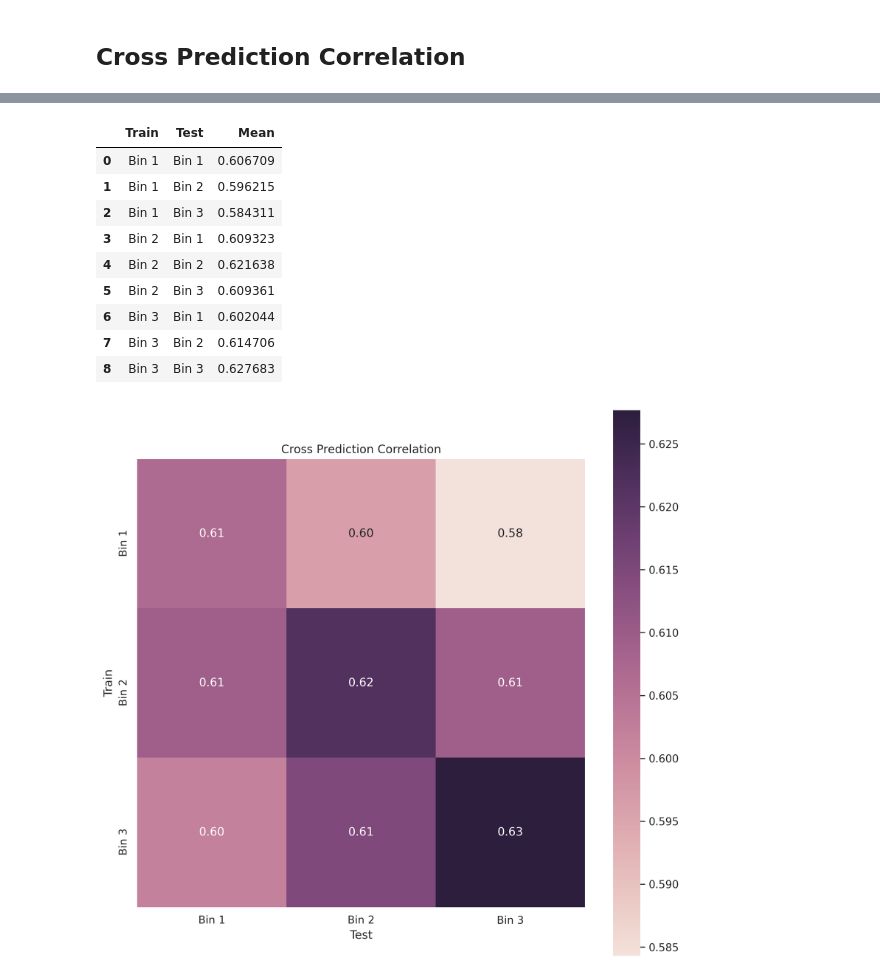
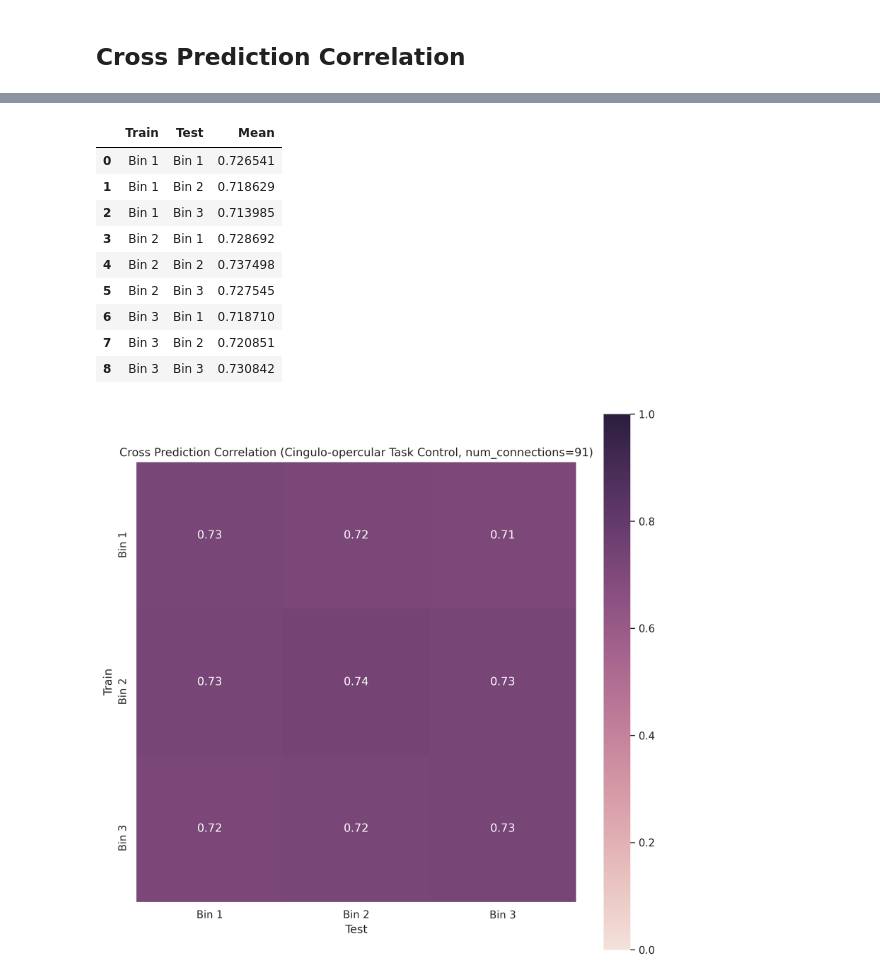
Before and after one commit to Brian-Pho/MSc_Research-Project, a Jupyter notebook: src/Preprocessing/Correlation Between Samples.ipynb, the cells around one changed output, grey strips where cells are left out. Drawn from its saved outputs; the diff is of its cells as text; code cells hidden in the pictures.

Commit message:
Complete correlation cross prediction per network

```diff
--- a/src/Preprocessing/Correlation Between Samples.ipynb
+++ b/src/Preprocessing/Correlation Between Samples.ipynb
@@ -36,7 +34,8 @@ X: (373, 34716) | Age: (373,) | Population: adhd
 from common.data import filter_data_by_network
 from common.power_atlas import POWER_NETWORKS
 
-X = filter_data_by_network(X, POWER_NETWORKS['CBR'], True)
+network = 'CON'
+X = filter_data_by_network(X, POWER_NETWORKS[network], True, False)
 
 print(X.shape)
 # %% [output]
@@ -45,6 +44,7 @@ print(X.shape)
 from common.binning import bin_data, ONLY_BIN_LABELS
 
 X_bins, _, bin_labels = bin_data(X, ages, ages, False, 3)
+X_bins[0] = np.delete(X_bins[0], 51, axis=0)
 
 for age_bin, bin_label in zip(X_bins, bin_labels):
     print(f'{bin_label}: {age_bin.shape}')
@@ -115,3 +115,23 @@ Text(0.5, 1.0, 'method=loo, population=Bin 1, n=373, num_correlations=114')
 [figure]
 # %% [markdown]
 ## Cross Prediction Correlation
+# %%
+# This cell was used to find the sample that resulted in null correlations
+from common.plotting import plot_connections
+
+bin_means = [(np.mean(X_bin, axis=0), bin_label) for X_bin, bin_label in zip(X_bins, bin_labels)]
+cross_pred_corr = []
+
+for X_bin, bin_label in zip(X_bins, bin_labels):
+    for bin_mean, bin_mean_label in bin_means:
+        if bin_label != 'Bin 1':
+            continue
+
+        bin_correlations = [stats.pearsonr(sample, bin_mean)[0] for sample in X_bin]
+        print(len(bin_correlations), np.argwhere(np.isnan(bin_correlations)))
+        bin_mean_corr = np.mean(bin_correlations)
+        print('mean', bin_mean_corr)
+        cross_pred_corr.append({'Train': bin_label, 'Test': bin_mean_label, 'Mean': bin_mean_corr})
+
+print(X_bins[0][51].shape)
+plot_connections(X_bins[0][51], -1, 1, show_matrix=True, show_pos_neg=False)
@@ -121,33 +145,29 @@ cross_pred_corr = []
 
 for X_bin, bin_label in zip(X_bins, bin_labels):
     for bin_mean, bin_mean_label in bin_means:
-#         if bin_label != 'Bin 1':
-#             continue
         bin_correlations = [stats.pearsonr(sample, bin_mean)[0] for sample in X_bin]
-#         print(len(bin_correlations), np.argwhere(np.isnan(bin_correlations)))
         bin_mean_corr = np.mean(bin_correlations)
-#         print('mean', bin_mean_corr)
         cross_pred_corr.append({'Train': bin_label, 'Test': bin_mean_label, 'Mean': bin_mean_corr})
-#         g = sns.displot(bin_correlations)
-#         g.ax.set_title(f'{bin_label} -> {bin_mean_label} Mean')
 
 df = pd.DataFrame(cross_pred_corr)
 display(df)
 # %% [output]
 |  | Train | Test | Mean |
-| 0 | Bin 1 | Bin 1 | 0.606709 |
-| 1 | Bin 1 | Bin 2 | 0.596215 |
-| 2 | Bin 1 | Bin 3 | 0.584311 |
-| 3 | Bin 2 | Bin 1 | 0.609323 |
-| 4 | Bin 2 | Bin 2 | 0.621638 |
-| 5 | Bin 2 | Bin 3 | 0.609361 |
-| 6 | Bin 3 | Bin 1 | 0.602044 |
-| 7 | Bin 3 | Bin 2 | 0.614706 |
-| 8 | Bin 3 | Bin 3 | 0.627683 |
+| 0 | Bin 1 | Bin 1 | 0.726541 |
+| 1 | Bin 1 | Bin 2 | 0.718629 |
+| 2 | Bin 1 | Bin 3 | 0.713985 |
+| 3 | Bin 2 | Bin 1 | 0.728692 |
+| 4 | Bin 2 | Bin 2 | 0.737498 |
+| 5 | Bin 2 | Bin 3 | 0.727545 |
+| 6 | Bin 3 | Bin 1 | 0.718710 |
+| 7 | Bin 3 | Bin 2 | 0.720851 |
+| 8 | Bin 3 | Bin 3 | 0.730842 |
 # %%
-ax = sns.heatmap(df.pivot('Train', 'Test', 'Mean'), annot=True, fmt=".2f", cmap=sns.cubehelix_palette(as_cmap=True, light=.9),
-            square=True)
-ax.set_title("Cross Prediction Correlation")
+ax = sns.heatmap(df.pivot('Train', 'Test', 'Mean'), annot=True, fmt=".2f",
+                 cmap=sns.cubehelix_palette(as_cmap=True, light=.9), square=True,
+                 vmin=0, vmax=1)
+# ax.set_title(f'Cross Prediction Correlation (All, num_connections={X_bins[0].shape[1]})')
+ax.set_title(f'Cross Prediction Correlation ({POWER_NETWORKS[network]}, num_connections={X_bins[0].shape[1]})')
 plt.show()
 # %% [output]
-[figure, old version]
+[figure, new version]
```
Also changed, not shown: parts of 4 cells of this notebook, 15 other files.
